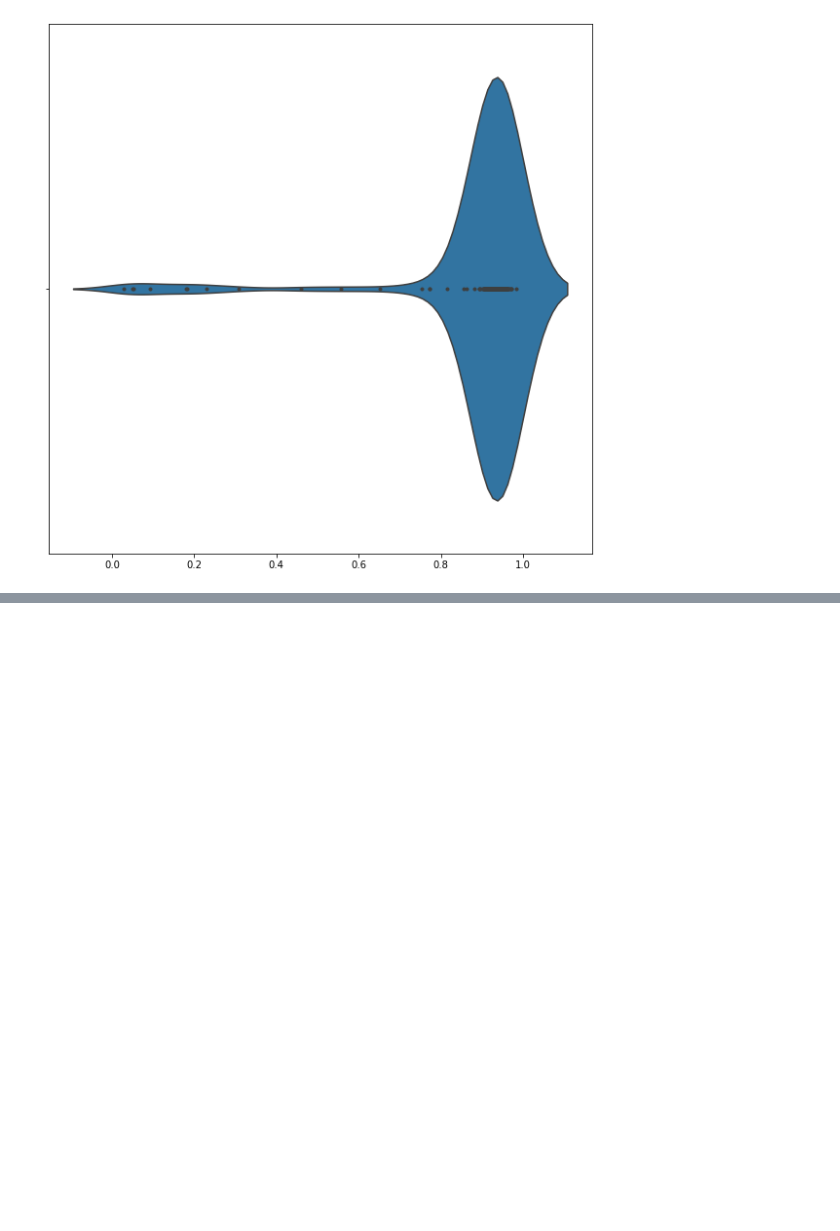
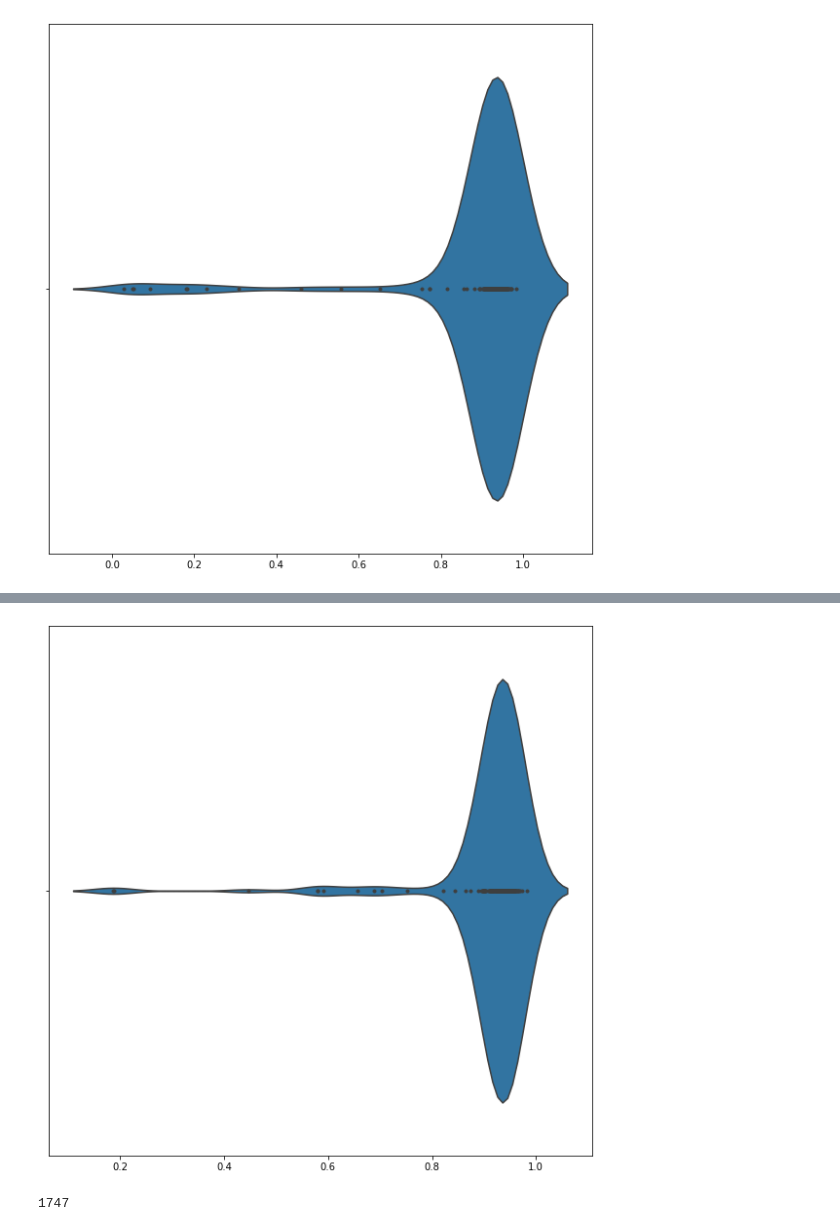
Before and after one commit to MarkF-hanze/ICA, a Jupyter notebook: Runs_Comparison.ipynb, the cells around one changed output, grey strips where cells are left out. Drawn from its saved outputs; the diff is of its cells as text; code cells hidden in the pictures; blank space fills up the shorter version.

```diff
--- a/Runs_Comparison.ipynb
+++ b/Runs_Comparison.ipynb
@@ -70 +65,15 @@ plt.show()
+# %%
+fig = plt.figure(figsize=(10,10))
+sns.violinplot(x=correlation.loc[ten_runs.columns, hunderd_runs.columns].max(axis=0), inner='point')
+plt.show()
+# %% [output]
+[figure, added]
+# %%
+cols = hunderd_runs.columns
+#index = [x for x in correlation.columns if x not in cols]
+index =  ten_runs.columns
+correlation.loc[index, cols].max(axis=0).sort_values()
+sum(correlation.loc[index, cols].max(axis=1).sort_values() < 0.6)
+# %% [output]
+1747
 # %%
```
Also changed, not shown: parts of 19 cells of this notebook, 7 other files.
